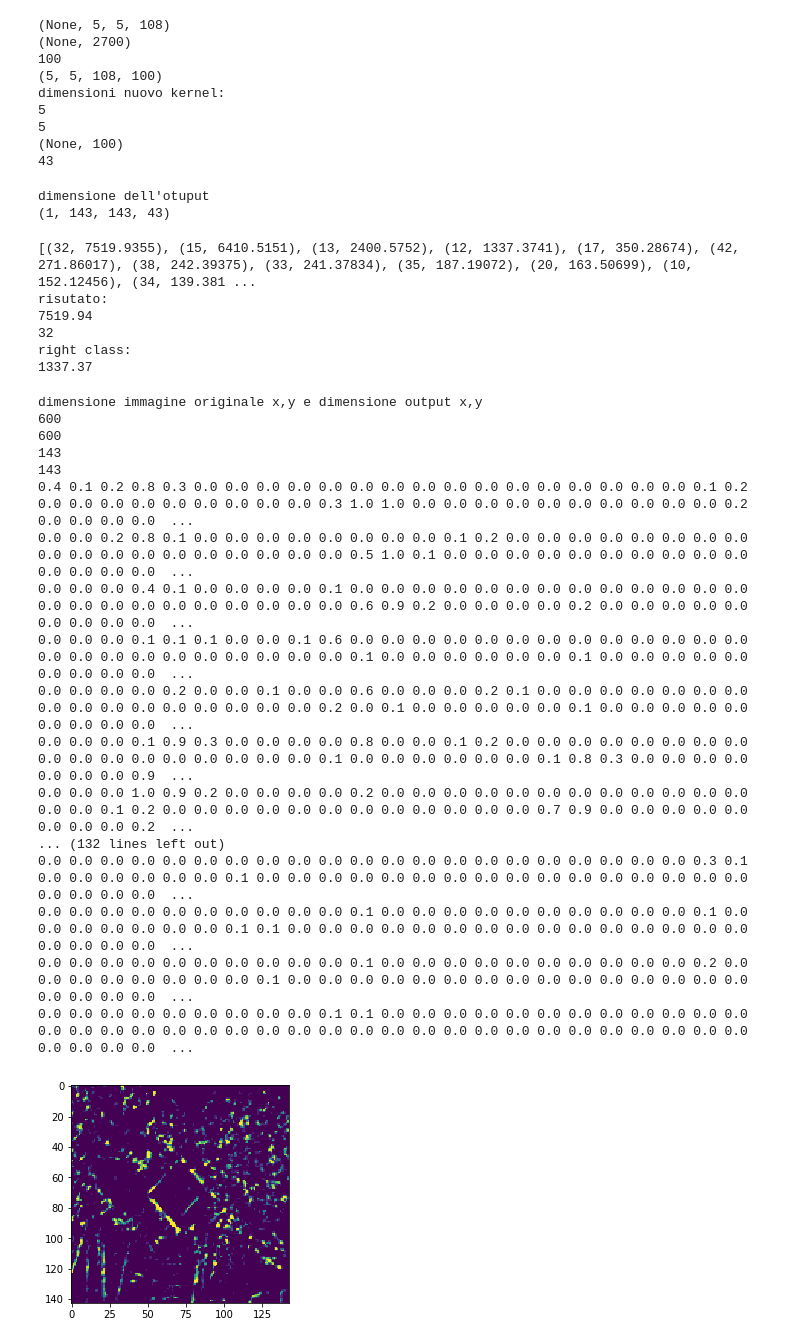
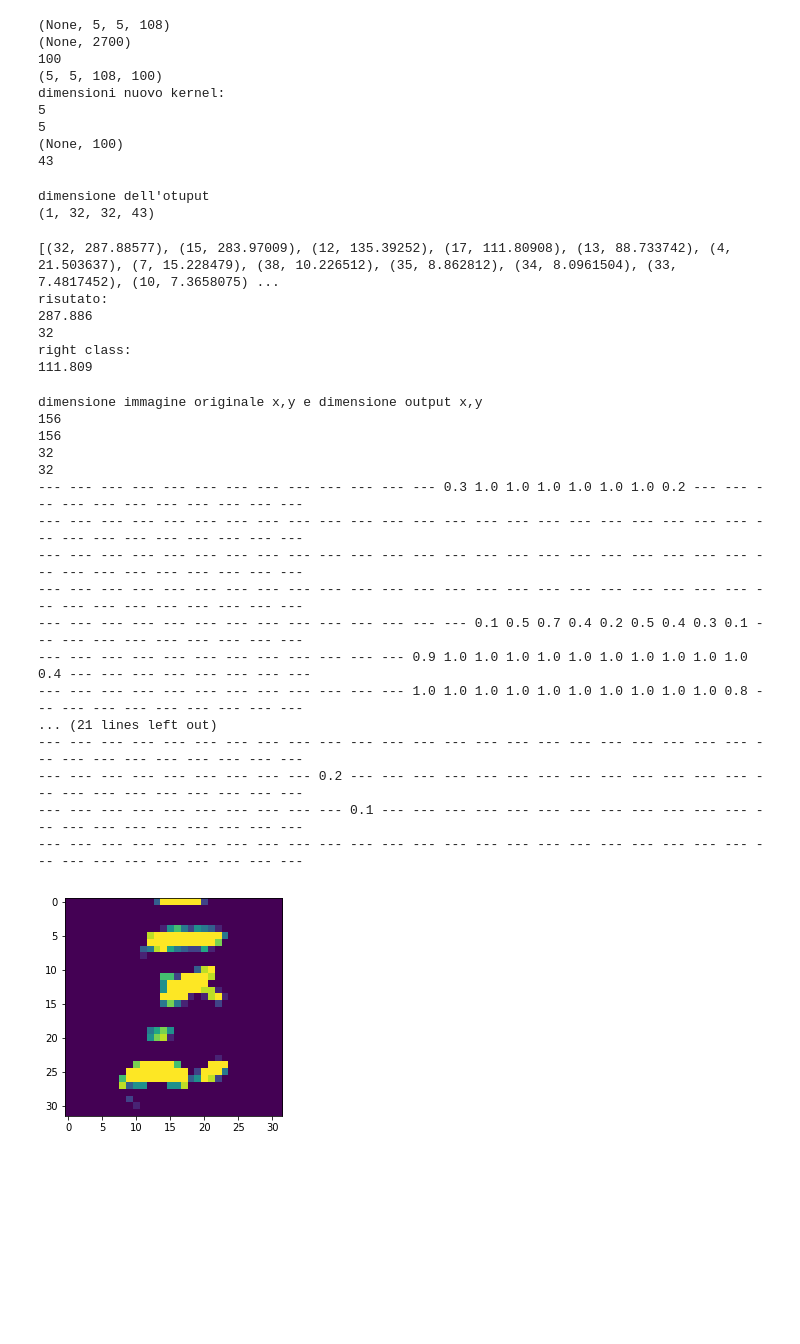
Before and after one commit to cecchilinux/machine_learning, a Jupyter notebook: notebooks/FNC-final_test.ipynb, the cells around one changed output. Saved outputs shown, nothing was run; the diff lists cells and outputs as text; code cells hidden in the pictures; blank space fills up the shorter version.

Commit message:
[FCN] aggiunto test per no_entry e keep_right

```diff
--- a/notebooks/FNC-final_test.ipynb
+++ b/notebooks/FNC-final_test.ipynb
@@ -50,3 +73,26 @@ IMAGE_SIZE_NEW = (64, 64)
+# %%
+########### go right km/h
+ll = 17
+
+### 100%
+fname = '/notebooks/images/test_fcn/final/no_entry/76.png'
+IMAGE_SIZE_NEW = (32, 32)
+
+### 50%
+fname = '/notebooks/images/test_fcn/final/no_entry/107.png'
+IMAGE_SIZE_NEW = (64, 64)
+
+### 25%
+fname = '/notebooks/images/test_fcn/final/no_entry/152.png'
+IMAGE_SIZE_NEW = (128, 128)
+
+### 15%
+fname = '/notebooks/images/test_fcn/final/no_entry/196.png'
+IMAGE_SIZE_NEW = (156, 156)
+
+### 10%
+#fname = '/notebooks/images/test_fcn/final/no_entry/240.png'
+#IMAGE_SIZE_NEW = (184, 184)
 # %%
 import sys
 import scipy
@@ -181,7 +227,7 @@ print("dimensione dell'otuput")
 print(predicted_proba.shape)
 # %% [output]
 dimensione dell'otuput
-(1, 143, 143, 43)
+(1, 32, 32, 43)
 # %%
 import operator
 
@@ -217,12 +263,12 @@ print(my_class)
 print("right class:")
 print(predicted_proba[:,:,:,ll].sum())
 # %% [output]
-[(32, 7519.9355), (15, 6410.5151), (13, 2400.5752), (12, 1337.3741), (17, 350.28674), (42, 271.86017), (38, 242.39375), (33, 241.37834), (35, 187.19072), (20, 163.50699), (10, 152.12456), (34, 139.381 ...
+[(32, 287.88577), (15, 283.97009), (12, 135.39252), (17, 111.80908), (13, 88.733742), (4, 21.503637), (7, 15.228479), (38, 10.226512), (35, 8.862812), (34, 8.0961504), (33, 7.4817452), (10, 7.3658075) ...
 risutato:
-7519.94
+287.886
 32
 right class:
-1337.37
+111.809
 # %%
 print("dimensione immagine originale x,y e dimensione output x,y")
 
@@ -231,51 +277,54 @@ print(IMAGE_SIZE_NEW[1])
 num_1 = predicted_proba.shape[1]
 num_2 = predicted_proba.shape[2]
 print(num_1)
 print(num_2)
 
 original_matrix = [[0 for x in range(num_2)] for y in range(num_1)]
 m = 0
 for i in range(0, num_1):
     for j in range(0, num_2):
         #original_matrix[i][j] = i1
         prob = round(predicted_proba[0][i][j][ll], 1)
         original_matrix[i][j] = float("{0:.2f}".format(prob))
         #original_matrix[i][j] = round(prob, 3)
 
 #        if prob > min_prob:
 #            original_matrix[i][j]
 #        else:
 #            original_matrix[i][j] = -255
 #print(original_matrix)
 original_matrix = np.array(original_matrix)
 #original_matrix = np.ma.masked_where(original_matrix < 0, original_matrix)
 plt.imshow(original_matrix)
 #print(original_matrix)
 #print(str(original_matrix)[1:-1])
 
 for i in range(0, num_1):
     for j in range(0, num_2):
-        print(original_matrix[i][j], end=" ")
+        if original_matrix[i][j] > 0:
+            print(original_matrix[i][j], end=" ")
+        else:
+            print("---", end=" ")
     print()
 # %% [output]
 dimensione immagine originale x,y e dimensione output x,y
-600
-600
-143
-143
-0.4 0.1 0.2 0.8 0.3 0.0 0.0 0.0 0.0 0.0 0.0 0.0 0.0 0.0 0.0 0.0 0.0 0.0 0.0 0.0 0.0 0.1 0.2 0.0 0.0 0.0 0.0 0.0 0.0 0.0 0.0 0.0 0.3 1.0 1.0 0.0 0.0 0.0 0.0 0.0 0.0 0.0 0.0 0.0 0.0 0.2 0.0 0.0 0.0 0.0  ...
-0.0 0.0 0.2 0.8 0.1 0.0 0.0 0.0 0.0 0.0 0.0 0.0 0.0 0.1 0.2 0.0 0.0 0.0 0.0 0.0 0.0 0.0 0.0 0.0 0.0 0.0 0.0 0.0 0.0 0.0 0.0 0.0 0.0 0.5 1.0 0.1 0.0 0.0 0.0 0.0 0.0 0.0 0.0 0.0 0.0 0.0 0.0 0.0 0.0 0.0  ...
-0.0 0.0 0.0 0.4 0.1 0.0 0.0 0.0 0.0 0.1 0.0 0.0 0.0 0.0 0.0 0.0 0.0 0.0 0.0 0.0 0.0 0.0 0.0 0.0 0.0 0.0 0.0 0.0 0.0 0.0 0.0 0.0 0.0 0.6 0.9 0.2 0.0 0.0 0.0 0.0 0.2 0.0 0.0 0.0 0.0 0.0 0.0 0.0 0.0 0.0  ...
-0.0 0.0 0.0 0.1 0.1 0.1 0.0 0.0 0.1 0.6 0.0 0.0 0.0 0.0 0.0 0.0 0.0 0.0 0.0 0.0 0.0 0.0 0.0 0.0 0.0 0.0 0.0 0.0 0.0 0.0 0.0 0.0 0.0 0.1 0.0 0.0 0.0 0.0 0.0 0.0 0.1 0.0 0.0 0.0 0.0 0.0 0.0 0.0 0.0 0.0  ...
-0.0 0.0 0.0 0.0 0.2 0.0 0.0 0.1 0.0 0.0 0.6 0.0 0.0 0.0 0.2 0.1 0.0 0.0 0.0 0.0 0.0 0.0 0.0 0.0 0.0 0.0 0.0 0.0 0.0 0.0 0.0 0.0 0.2 0.0 0.1 0.0 0.0 0.0 0.0 0.0 0.1 0.0 0.0 0.0 0.0 0.0 0.0 0.0 0.0 0.0  ...
-0.0 0.0 0.0 0.1 0.9 0.3 0.0 0.0 0.0 0.0 0.8 0.0 0.0 0.1 0.2 0.0 0.0 0.0 0.0 0.0 0.0 0.0 0.0 0.0 0.0 0.0 0.0 0.0 0.0 0.0 0.0 0.0 0.1 0.0 0.0 0.0 0.0 0.0 0.0 0.1 0.8 0.3 0.0 0.0 0.0 0.0 0.0 0.0 0.0 0.9  ...
-0.0 0.0 0.0 1.0 0.9 0.2 0.0 0.0 0.0 0.0 0.2 0.0 0.0 0.0 0.0 0.0 0.0 0.0 0.0 0.0 0.0 0.0 0.0 0.0 0.0 0.1 0.2 0.0 0.0 0.0 0.0 0.0 0.0 0.0 0.0 0.0 0.0 0.0 0.0 0.7 0.9 0.0 0.0 0.0 0.0 0.0 0.0 0.0 0.0 0.2  ...
-... (132 lines left out)
-0.0 0.0 0.0 0.0 0.0 0.0 0.0 0.0 0.0 0.0 0.0 0.0 0.0 0.0 0.0 0.0 0.0 0.0 0.0 0.0 0.0 0.3 0.1 0.0 0.0 0.0 0.0 0.0 0.0 0.1 0.0 0.0 0.0 0.0 0.0 0.0 0.0 0.0 0.0 0.0 0.0 0.0 0.0 0.0 0.0 0.0 0.0 0.0 0.0 0.0  ...
-0.0 0.0 0.0 0.0 0.0 0.0 0.0 0.0 0.0 0.0 0.1 0.0 0.0 0.0 0.0 0.0 0.0 0.0 0.0 0.0 0.0 0.1 0.0 0.0 0.0 0.0 0.0 0.0 0.0 0.1 0.1 0.0 0.0 0.0 0.0 0.0 0.0 0.0 0.0 0.0 0.0 0.0 0.0 0.0 0.0 0.0 0.0 0.0 0.0 0.0  ...
-0.0 0.0 0.0 0.0 0.0 0.0 0.0 0.0 0.0 0.0 0.1 0.0 0.0 0.0 0.0 0.0 0.0 0.0 0.0 0.0 0.0 0.2 0.0 0.0 0.0 0.0 0.0 0.0 0.0 0.0 0.1 0.0 0.0 0.0 0.0 0.0 0.0 0.0 0.0 0.0 0.0 0.0 0.0 0.0 0.0 0.0 0.0 0.0 0.0 0.0  ...
-0.0 0.0 0.0 0.0 0.0 0.0 0.0 0.0 0.0 0.1 0.1 0.0 0.0 0.0 0.0 0.0 0.0 0.0 0.0 0.0 0.0 0.0 0.0 0.0 0.0 0.0 0.0 0.0 0.0 0.0 0.0 0.0 0.0 0.0 0.0 0.0 0.0 0.0 0.0 0.0 0.0 0.0 0.0 0.0 0.0 0.0 0.0 0.0 0.0 0.0  ...
+156
+156
+32
+32
+--- --- --- --- --- --- --- --- --- --- --- --- --- 0.3 1.0 1.0 1.0 1.0 1.0 1.0 0.2 --- --- --- --- --- --- --- --- --- --- ---
+--- --- --- --- --- --- --- --- --- --- --- --- --- --- --- --- --- --- --- --- --- --- --- --- --- --- --- --- --- --- --- ---
+--- --- --- --- --- --- --- --- --- --- --- --- --- --- --- --- --- --- --- --- --- --- --- --- --- --- --- --- --- --- --- ---
+--- --- --- --- --- --- --- --- --- --- --- --- --- --- --- --- --- --- --- --- --- --- --- --- --- --- --- --- --- --- --- ---
+--- --- --- --- --- --- --- --- --- --- --- --- --- --- 0.1 0.5 0.7 0.4 0.2 0.5 0.4 0.3 0.1 --- --- --- --- --- --- --- --- ---
+--- --- --- --- --- --- --- --- --- --- --- --- 0.9 1.0 1.0 1.0 1.0 1.0 1.0 1.0 1.0 1.0 1.0 0.4 --- --- --- --- --- --- --- ---
+--- --- --- --- --- --- --- --- --- --- --- --- 1.0 1.0 1.0 1.0 1.0 1.0 1.0 1.0 1.0 1.0 0.8 --- --- --- --- --- --- --- --- ---
+... (21 lines left out)
+--- --- --- --- --- --- --- --- --- --- --- --- --- --- --- --- --- --- --- --- --- --- --- --- --- --- --- --- --- --- --- ---
+--- --- --- --- --- --- --- --- --- 0.2 --- --- --- --- --- --- --- --- --- --- --- --- --- --- --- --- --- --- --- --- --- ---
+--- --- --- --- --- --- --- --- --- --- 0.1 --- --- --- --- --- --- --- --- --- --- --- --- --- --- --- --- --- --- --- --- ---
+--- --- --- --- --- --- --- --- --- --- --- --- --- --- --- --- --- --- --- --- --- --- --- --- --- --- --- --- --- --- --- ---
-[figure, old version]
+[figure, new version]
 # %%
 resized = scipy.ndimage.zoom(predicted_proba, (1,IMAGE_SIZE_NEW[0]/predicted_proba.shape[1],
                                                IMAGE_SIZE_NEW[1]/predicted_proba.shape[2], 1), order=0)
```
Also changed, not shown: parts of 4 cells of this notebook, 15 other files.
